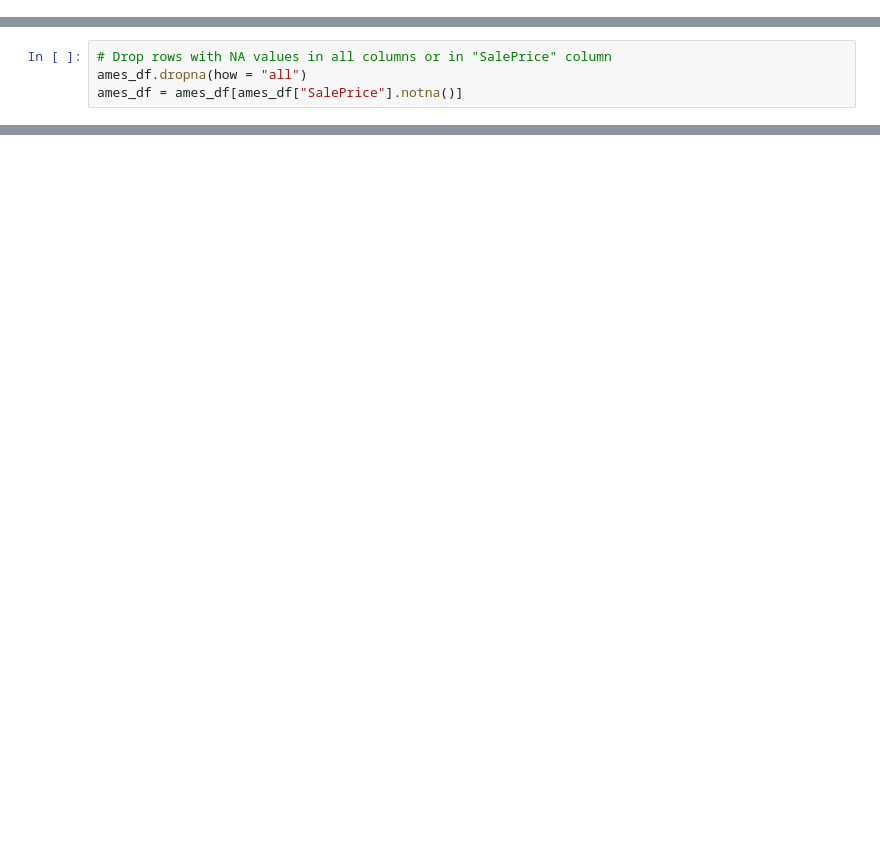
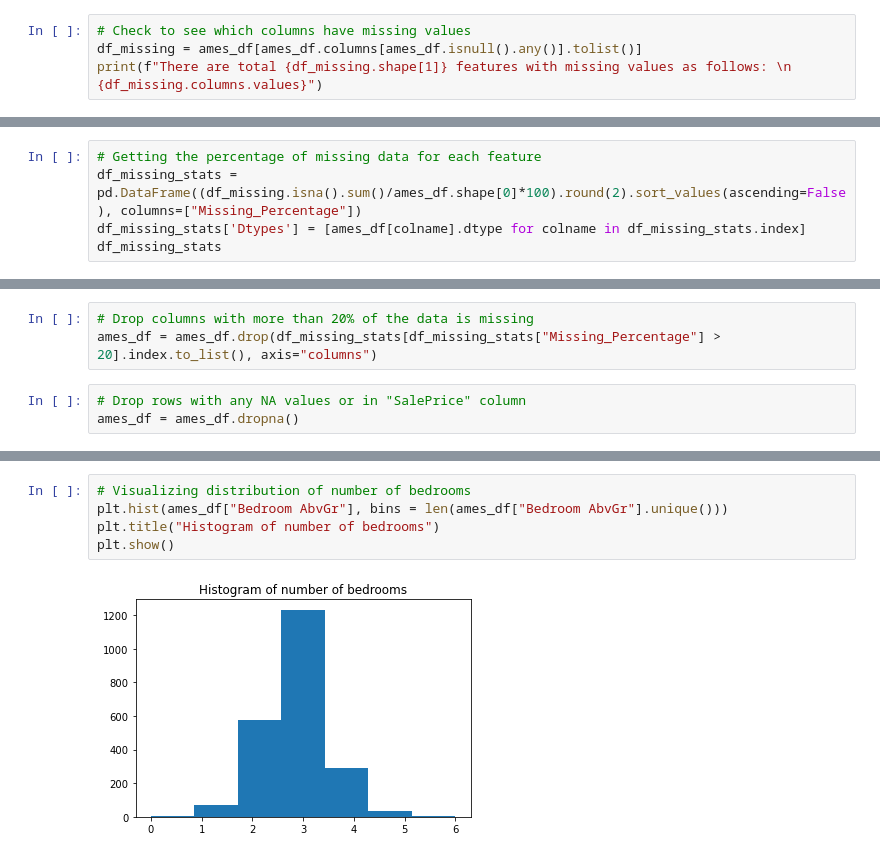
Before and after one commit to nkb36/home_valuators, a Jupyter notebook: notebook/Data Ingestion & Wrangling.ipynb, the cells around one changed output, grey strips where cells are left out. Saved outputs shown, nothing was run; the diff lists cells and outputs as text; blank space fills up the shorter version.

```diff
--- a/notebook/Data Ingestion & Wrangling.ipynb
+++ b/notebook/Data Ingestion & Wrangling.ipynb
@@ -51,0 +58,4 @@ ames_df.describe()
+# %%
+# Check to see which columns have missing values
+df_missing = ames_df[ames_df.columns[ames_df.isnull().any()].tolist()]
+print(f"There are total {df_missing.shape[1]} features with missing values as follows: \n {df_missing.columns.values}")
@@ -51,0 +70,5 @@ ames_df.describe()
+# %%
+# Getting the percentage of missing data for each feature
+df_missing_stats = pd.DataFrame((df_missing.isna().sum()/ames_df.shape[0]*100).round(2).sort_values(ascending=False), columns=["Missing_Percentage"])
+df_missing_stats['Dtypes'] = [ames_df[colname].dtype for colname in df_missing_stats.index]
+df_missing_stats
@@ -52,4 +93,6 @@ ames_df.describe()
+# %%
+# Drop columns with more than 20% of the data is missing
+ames_df = ames_df.drop(df_missing_stats[df_missing_stats["Missing_Percentage"] > 20].index.to_list(), axis="columns")
 # %%
-# Drop rows with NA values in all columns or in "SalePrice" column
-ames_df.dropna(how = "all")
-ames_df = ames_df[ames_df["SalePrice"].notna()]
+# Drop rows with any NA values or in "SalePrice" column
+ames_df = ames_df.dropna()
@@ -71,0 +112,7 @@ ames_df
+# %%
+# Visualizing distribution of number of bedrooms
+plt.hist(ames_df["Bedroom AbvGr"], bins = len(ames_df["Bedroom AbvGr"].unique()))
+plt.title("Histogram of number of bedrooms")
+plt.show()
+# %% [output]
+[figure, added]
```
Also changed, not shown: parts of 19 cells of this notebook, 1 other file.
